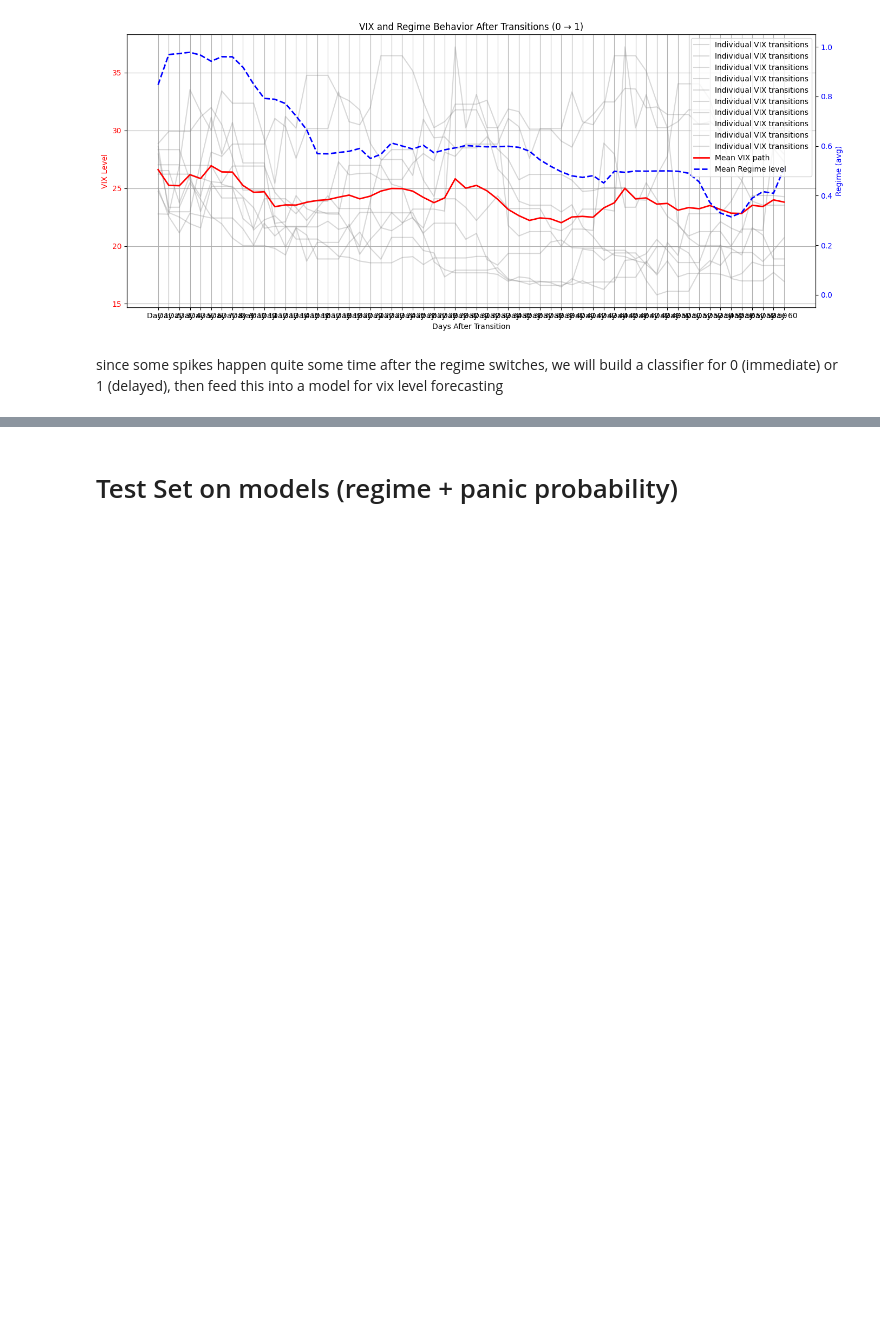
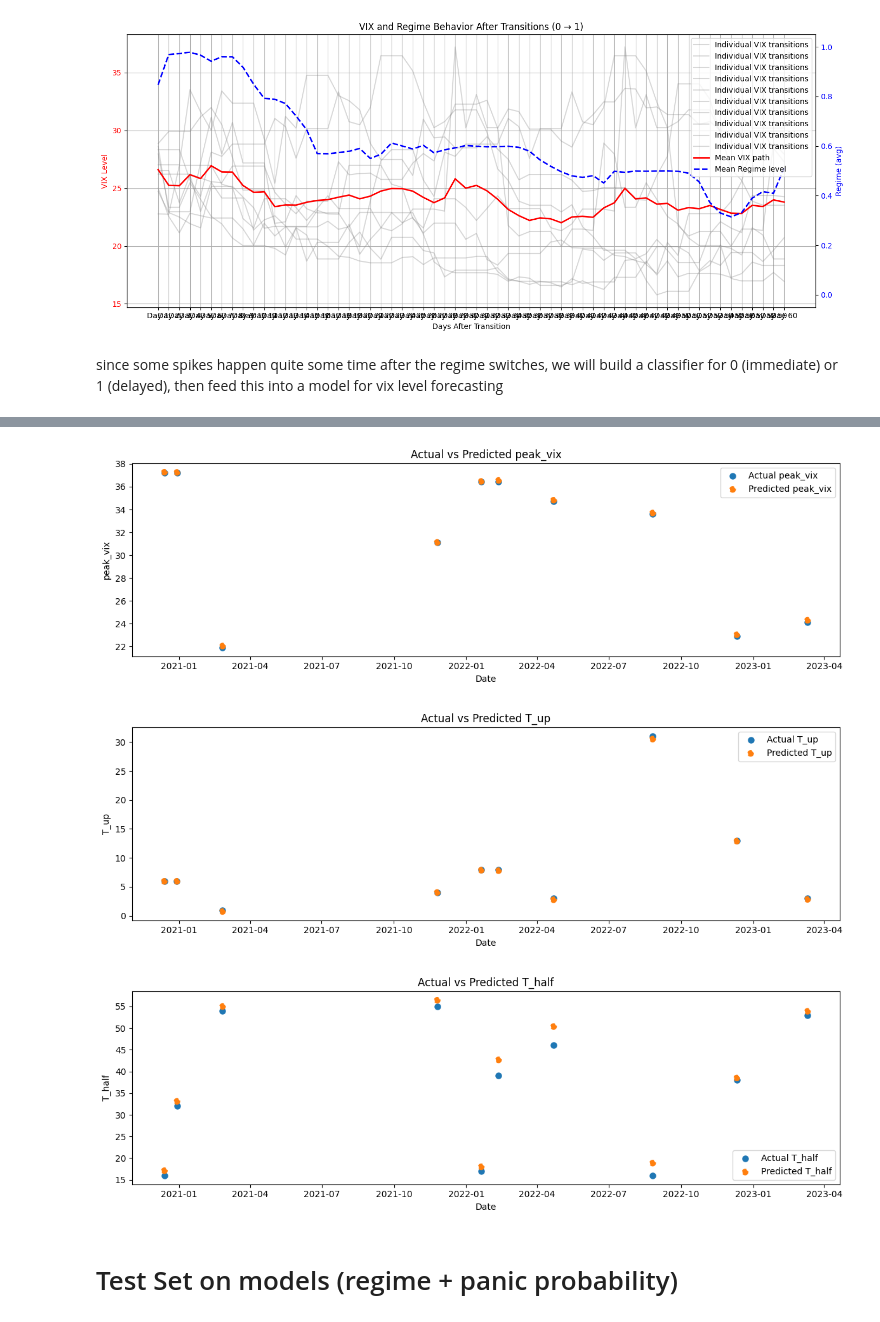
Before and after one commit to DylanSuniaga/VIXNLP, a Jupyter notebook: finnhub_news/macro_analysis.ipynb, the cells around one changed output, grey strips where cells are left out. Drawn from its saved outputs; the diff is of its cells as text; code cells hidden in the pictures; blank space fills up the shorter version.

```diff
--- a/finnhub_news/macro_analysis.ipynb
+++ b/finnhub_news/macro_analysis.ipynb
@@ -266,3 +494,33 @@ plt.show()
+# %%
+import joblib, matplotlib.pyplot as plt
+
+feature_cols = arc_df.columns.difference(["peak_vix", "T_up", "T_half"])
+X_full       = arc_df[feature_cols].values
+dates        = arc_df.index         # x‑axis
+
+models = {
+    "peak_vix": joblib.load("mlp_peak_vix.pkl"),
+    "T_up":     joblib.load("mlp_T_up.pkl"),
+    "T_half":   joblib.load("mlp_T_half.pkl"),
+}
+
+for target, model in models.items():
+    y_true = arc_df[target].values
+    y_pred = model.predict(X_full)
+
+    plt.figure(figsize=(12, 4))
+    plt.scatter(dates, y_true, label=f"Actual {target}", linewidth=1.5)
+    plt.scatter(dates, y_pred, label=f"Predicted {target}", linestyle="--", linewidth=1.5)
+    plt.title(f"Actual vs Predicted {target}")
+    plt.xlabel("Date")
+    plt.ylabel(target)
+    plt.legend()
+    plt.tight_layout()
+    plt.show()
+# %% [output]
+[figure, added]
+[figure, added]
+[figure, added]
 # %% [markdown]
 # Test Set on models (regime + panic probability)
 # %%
```
Also changed, not shown: parts of 26 cells of this notebook, 1 other file.
